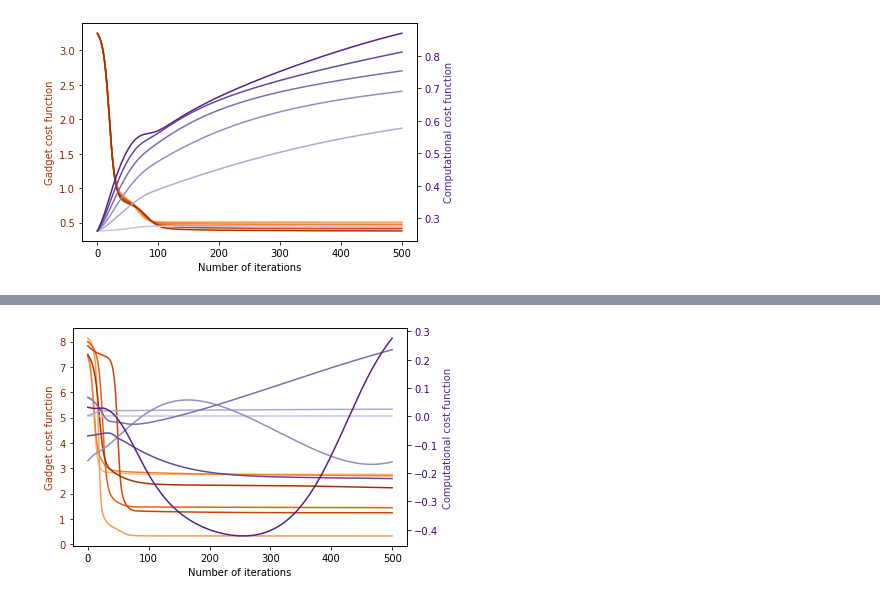
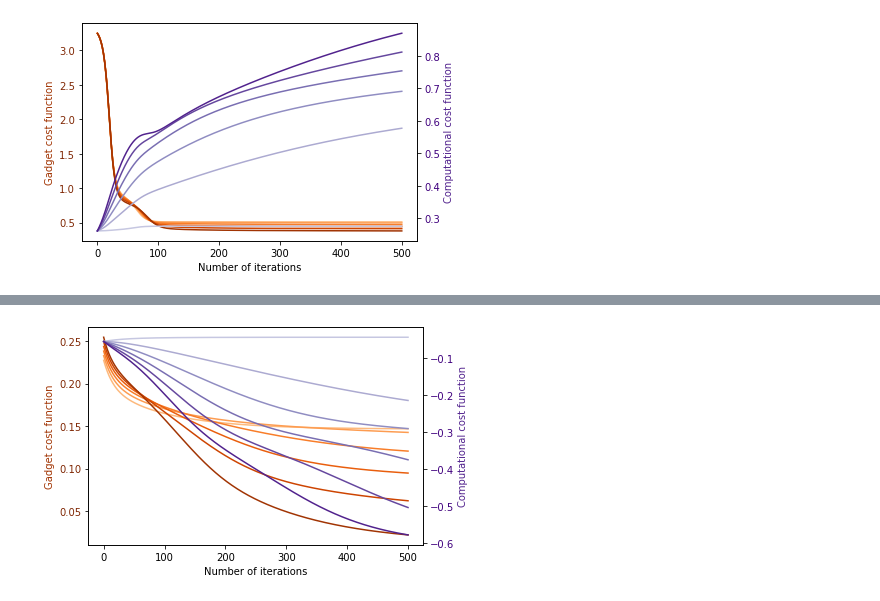
Before and after one commit to SimonCichy/barren-gadgets, a Jupyter notebook: plotting/relevant_results.ipynb, the cells around one changed output, grey strips where cells are left out. Drawn from its saved outputs; the diff is of its cells as text; code cells hidden in the pictures.

```diff
--- a/plotting/relevant_results.ipynb
+++ b/plotting/relevant_results.ipynb
@@ -208,15 +190,14 @@ plot_training(file_list, np.swapaxes(colours, 0, 1)[:, [0, 2]])
 # %%
-subfolder = 'training/gadget2/'
-qubits = 4
+qubits = 6
 layers = 2
-seed = 3
-file_list = [data_folder + subfolder + '220419_training_gadget2_{:02}qubits_{:02}layers_500iterations_seed{:02}_0.0lambda.dat'.format(qubits, layers, seed),
-             data_folder + subfolder + '220419_training_gadget2_{:02}qubits_{:02}layers_500iterations_seed{:02}_0.2lambda.dat'.format(qubits, layers, seed),
-             data_folder + subfolder + '220419_training_gadget2_{:02}qubits_{:02}layers_500iterations_seed{:02}_0.4lambda.dat'.format(qubits, layers, seed),
-             data_folder + subfolder + '220419_training_gadget2_{:02}qubits_{:02}layers_500iterations_seed{:02}_0.6lambda.dat'.format(qubits, layers, seed),
-             data_folder + subfolder + '220419_training_gadget2_{:02}qubits_{:02}layers_500iterations_seed{:02}_0.8lambda.dat'.format(qubits, layers, seed),
-             data_folder + subfolder + '220419_training_gadget2_{:02}qubits_{:02}layers_500iterations_seed{:02}_1.0lambda.dat'.format(qubits, layers, seed)]
+for seed in [13, 14, 15]:
+    file_list = [data_folder + subfolder + '220419_training_gadget2_{:02}qubits_{:02}layers_500iterations_seed{:02}_0.0lambda.dat'.format(qubits, layers, seed),
+                data_folder + subfolder + '220419_training_gadget2_{:02}qubits_{:02}layers_500iterations_seed{:02}_0.2lambda.dat'.format(qubits, layers, seed),
+                data_folder + subfolder + '220419_training_gadget2_{:02}qubits_{:02}layers_500iterations_seed{:02}_0.4lambda.dat'.format(qubits, layers, seed),
+                data_folder + subfolder + '220419_training_gadget2_{:02}qubits_{:02}layers_500iterations_seed{:02}_0.6lambda.dat'.format(qubits, layers, seed),
+                data_folder + subfolder + '220419_training_gadget2_{:02}qubits_{:02}layers_500iterations_seed{:02}_0.8lambda.dat'.format(qubits, layers, seed),
+                data_folder + subfolder + '220419_training_gadget2_{:02}qubits_{:02}layers_500iterations_seed{:02}_1.0lambda.dat'.format(qubits, layers, seed)]
 
-# %matplotlib qt
-plot_training(file_list, np.swapaxes(colours, 0, 1)[:, [0, 2]])
+    # %matplotlib qt
+    plot_training(file_list, np.swapaxes(colours, 0, 1)[:, [0, 2]])
 # %% [output]
@@ -224,14 +207,16 @@ plot_training(file_list, np.swapaxes(colours, 0, 1)[:, [0, 2]])
 # %%
-subfolder = 'training/gadget2/'
-seed = 13
-file_list = [data_folder + subfolder + '220419_training_gadget2_6qubits_2layers_500iterations_0.0lambda_seed{}.dat'.format(seed),
-             data_folder + subfolder + '220419_training_gadget2_6qubits_2layers_500iterations_0.2lambda_seed{}.dat'.format(seed),
-             data_folder + subfolder + '220419_training_gadget2_6qubits_2layers_500iterations_0.4lambda_seed{}.dat'.format(seed),
-             data_folder + subfolder + '220419_training_gadget2_6qubits_2layers_500iterations_0.6lambda_seed{}.dat'.format(seed),
-             data_folder + subfolder + '220419_training_gadget2_6qubits_2layers_500iterations_0.8lambda_seed{}.dat'.format(seed),
-             data_folder + subfolder + '220419_training_gadget2_6qubits_2layers_500iterations_1.0lambda_seed{}.dat'.format(seed)]
+subfolder = 'training/gadget3/'
+qubits = 4
+layers = 2
+for seed in [2]:
+    file_list = [data_folder + subfolder + '220419_training_gadget3_{:02}qubits_{:02}layers_500iterations_seed{:02}_0.0lambda.dat'.format(qubits, layers, seed),
+                 data_folder + subfolder + '220419_training_gadget3_{:02}qubits_{:02}layers_500iterations_seed{:02}_0.2lambda.dat'.format(qubits, layers, seed),
+                 data_folder + subfolder + '220419_training_gadget3_{:02}qubits_{:02}layers_500iterations_seed{:02}_0.4lambda.dat'.format(qubits, layers, seed),
+                 data_folder + subfolder + '220419_training_gadget3_{:02}qubits_{:02}layers_500iterations_seed{:02}_0.6lambda.dat'.format(qubits, layers, seed),
+                 data_folder + subfolder + '220419_training_gadget3_{:02}qubits_{:02}layers_500iterations_seed{:02}_0.8lambda.dat'.format(qubits, layers, seed),
+                 data_folder + subfolder + '220419_training_gadget3_{:02}qubits_{:02}layers_500iterations_seed{:02}_1.0lambda.dat'.format(qubits, layers, seed)]
 
-# %matplotlib qt
-plot_training(file_list, np.swapaxes(colours, 0, 1)[:, [0, 2]])
+    # %matplotlib qt
+    plot_training(file_list, np.swapaxes(colours, 0, 1)[:, [0, 2]])
 # %% [output]
-[figure, old version]
+[figure, new version]
```
Also changed, not shown: parts of 5 cells of this notebook, 2 other files.
